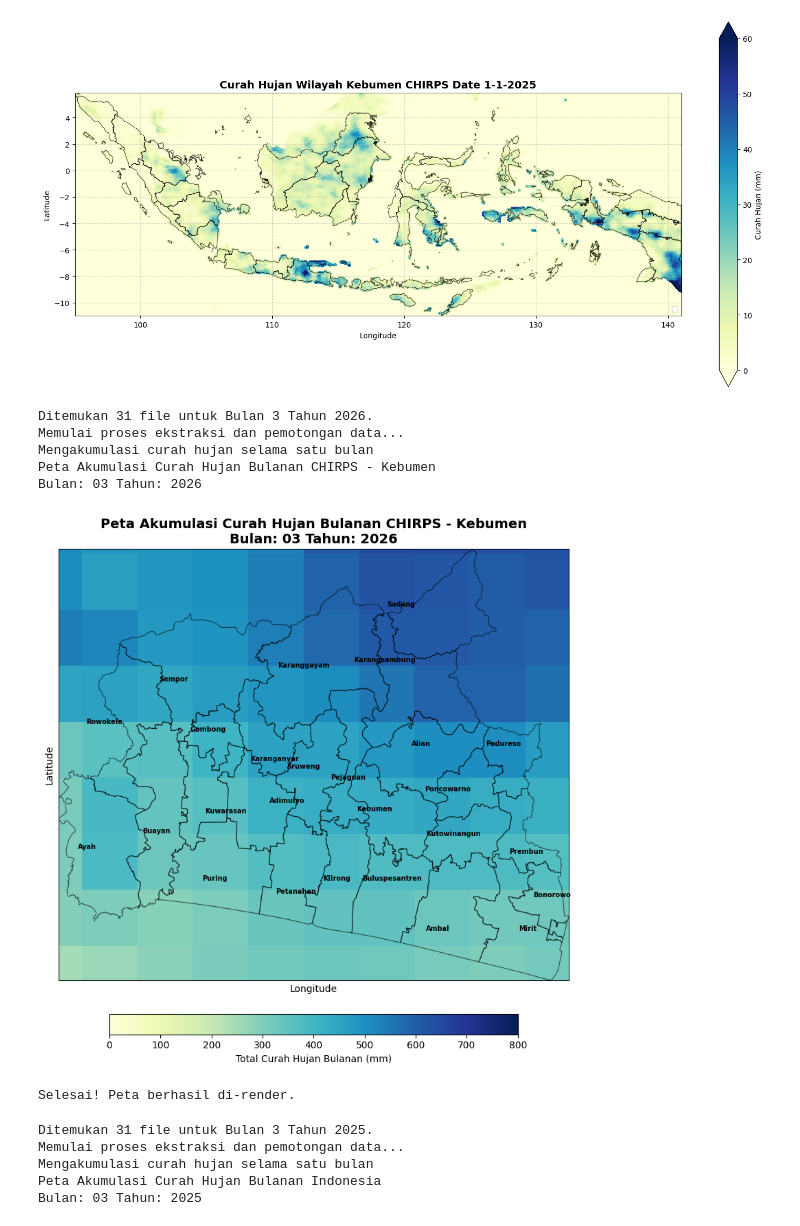
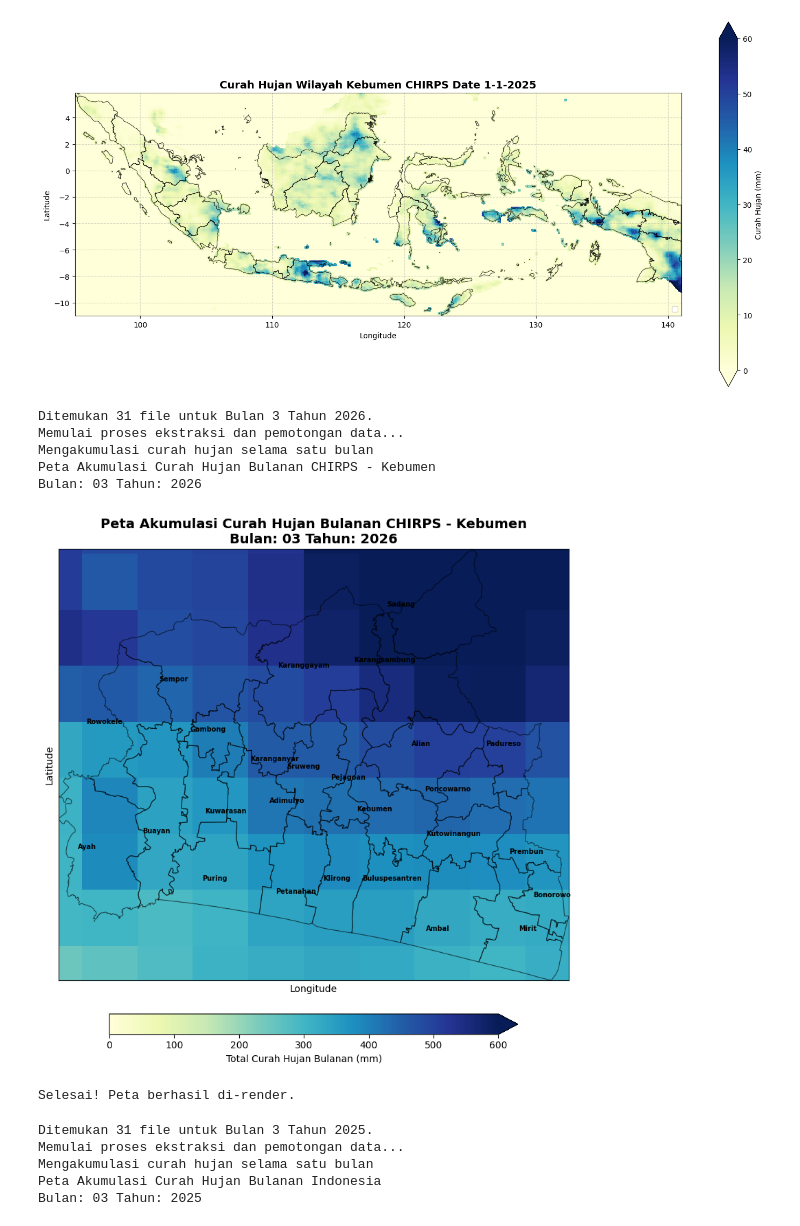
Before and after one commit to evanalif113/Catatan_Meteorologi, a Jupyter notebook: Projek_Downscale/open_raster.ipynb, the cells around one changed output. Cells and saved outputs as stored; diff of their text form; code cells hidden in the pictures.

```diff
--- a/Projek_Downscale/open_raster.ipynb
+++ b/Projek_Downscale/open_raster.ipynb
@@ -317,7 +317,7 @@ da_akumulasi_bulanan.plot(
     ax=ax,
     cmap='YlGnBu',
     vmin=0,
-    vmax=800, # Batas maksimal disesuaikan untuk skala bulanan (sesuaikan jika perlu)
+    vmax=600, # Batas maksimal disesuaikan untuk skala bulanan (sesuaikan jika perlu)
     cbar_kwargs={
         'label': 'Total Curah Hujan Bulanan (mm)',
         'orientation': 'horizontal',
@@ -370,34 +370,34 @@ for nama_kec, (lon, lat) in koordinat_kecamatan.items():
 
 # Kunci Ukuran Kanvas
 ax.set_xlim(batas_kiri, batas_kanan)
 ax.set_ylim(batas_bawah, batas_atas)
 
 # Trik Sosmed 2: Hapus angka koordinat pinggir yang bikin ruwet (Biar estetik/minimalis)
 ax.set_xticks([])
 ax.set_yticks([])
 ax.set_xlabel('')
 ax.set_ylabel('')
 
 title = f'Peta Akumulasi Curah Hujan Bulanan CHIRPS - Kebumen\nBulan: {month:02d} Tahun: {year}'
 print(title)
 plt.title(title, fontsize=14, fontweight='bold')
 plt.xlabel('Longitude')
 plt.ylabel('Latitude')
 plt.grid(True, linestyle='--', alpha=0.5)
 
 plt.tight_layout()
 plt.show()
 
 # OPSIONAL: Menyimpan hasil akumulasi ini menjadi file TIFF baru agar tidak perlu dihitung ulang!
 da_akumulasi_bulanan.rio.to_raster(f"Akumulasi_CHIRPS_Kebumen_{year}_{month:02d}.tif")
 print("Selesai! Peta berhasil di-render.")
 # %% [output]
 Ditemukan 31 file untuk Bulan 3 Tahun 2026.
 Memulai proses ekstraksi dan pemotongan data...
 Mengakumulasi curah hujan selama satu bulan
 Peta Akumulasi Curah Hujan Bulanan CHIRPS - Kebumen
 Bulan: 03 Tahun: 2026
-[figure, old version]
+[figure, new version]
 Selesai! Peta berhasil di-render.
 # %%
 import xarray as xr
```
Also changed, not shown: parts of 1 cell of this notebook.
